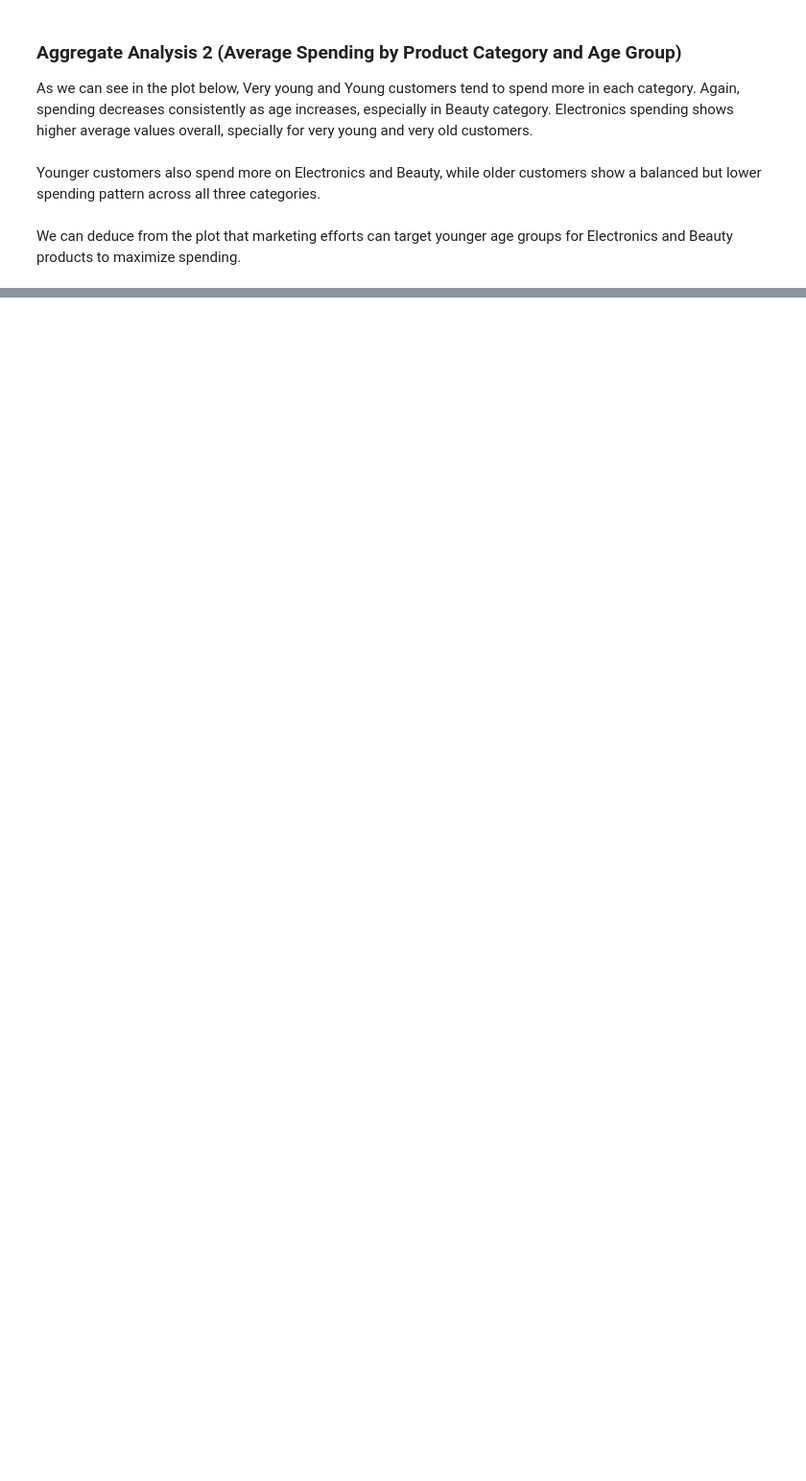
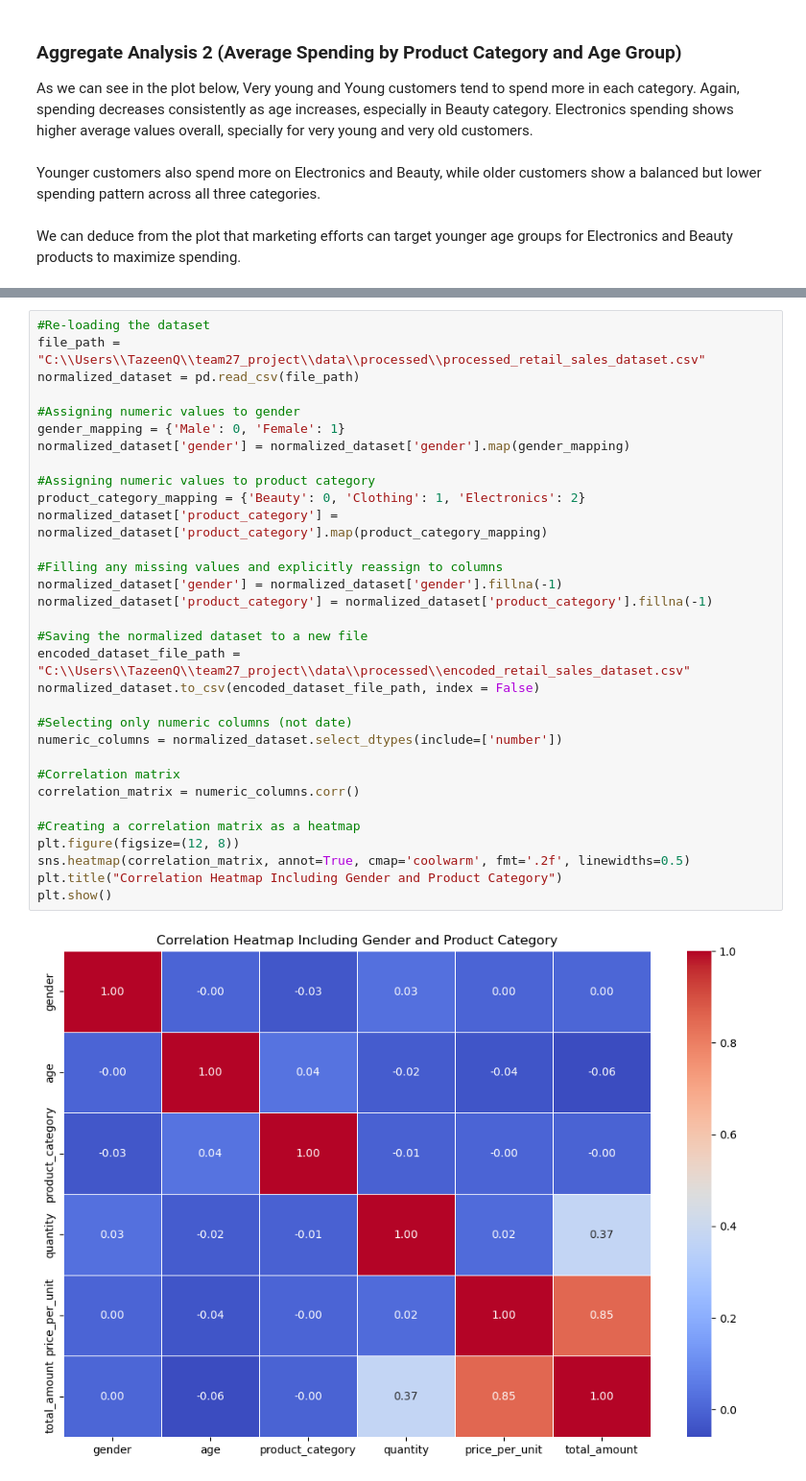
Before and after one commit to tazeenq/team27_project, a Jupyter notebook: src/project_code.ipynb, the cells around one changed output, grey strips where cells are left out. Shown at 96% size. Drawn from its saved outputs; the diff is of its cells as text; blank space fills up the shorter version.

Commit message:
update project code

```diff
--- a/src/project_code.ipynb
+++ b/src/project_code.ipynb
@@ -267,0 +275,34 @@ plt.show()
+# %%
+#Re-loading the dataset
+file_path = "C:\\Users\\TazeenQ\\team27_project\\data\\processed\\processed_retail_sales_dataset.csv"
+normalized_dataset = pd.read_csv(file_path)
+
+#Assigning numeric values to gender
+gender_mapping = {'Male': 0, 'Female': 1}
+normalized_dataset['gender'] = normalized_dataset['gender'].map(gender_mapping)
+
+#Assigning numeric values to product category
+product_category_mapping = {'Beauty': 0, 'Clothing': 1, 'Electronics': 2}
+normalized_dataset['product_category'] = normalized_dataset['product_category'].map(product_category_mapping)
+
+#Filling any missing values and explicitly reassign to columns
+normalized_dataset['gender'] = normalized_dataset['gender'].fillna(-1)
+normalized_dataset['product_category'] = normalized_dataset['product_category'].fillna(-1)
+
+#Saving the normalized dataset to a new file
+encoded_dataset_file_path = "C:\\Users\\TazeenQ\\team27_project\\data\\processed\\encoded_retail_sales_dataset.csv"
+normalized_dataset.to_csv(encoded_dataset_file_path, index = False)
+
+#Selecting only numeric columns (not date)
+numeric_columns = normalized_dataset.select_dtypes(include=['number'])
+
+#Correlation matrix
+correlation_matrix = numeric_columns.corr()
+
+#Creating a correlation matrix as a heatmap
+plt.figure(figsize=(12, 8))
+sns.heatmap(correlation_matrix, annot=True, cmap='coolwarm', fmt='.2f', linewidths=0.5)
+plt.title("Correlation Heatmap Including Gender and Product Category")
+plt.show()
+# %% [output]
+[figure, added]
```
Also changed, not shown: parts of 11 cells of this notebook.
